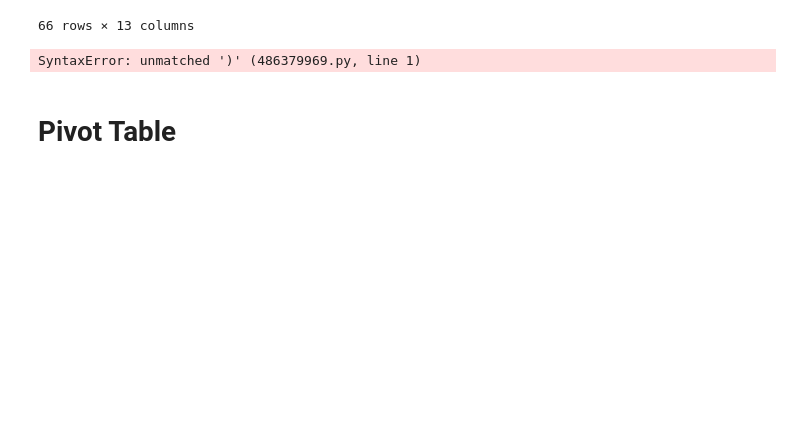
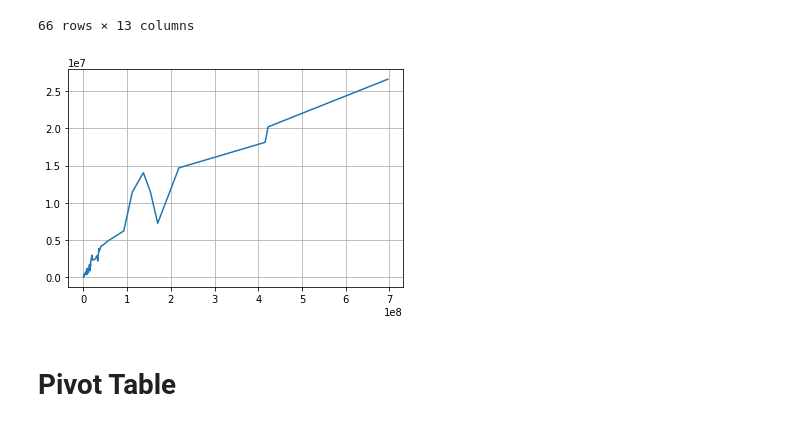
Before and after one commit to JohnLervandal/CS103A-CPA01, a Jupyter notebook: CPA01.ipynb, the cells around one changed output. Saved outputs shown, nothing was run; the diff lists cells and outputs as text; code cells hidden in the pictures; blank space fills up the shorter version.

```diff
--- a/CPA01.ipynb
+++ b/CPA01.ipynb
@@ -83,8 +83,9 @@ X
 66 rows × 13 columns
 # %%
 plt.plot(X["views"], X["likes"])
+plt.grid()
 # %% [output]
-SyntaxError: unmatched ')' (486379969.py, line 1)
+[figure, added]
 # %% [markdown]
 <h1> Pivot Table </h1>
 # %%
```
Also changed, not shown: parts of 2 cells of this notebook.
